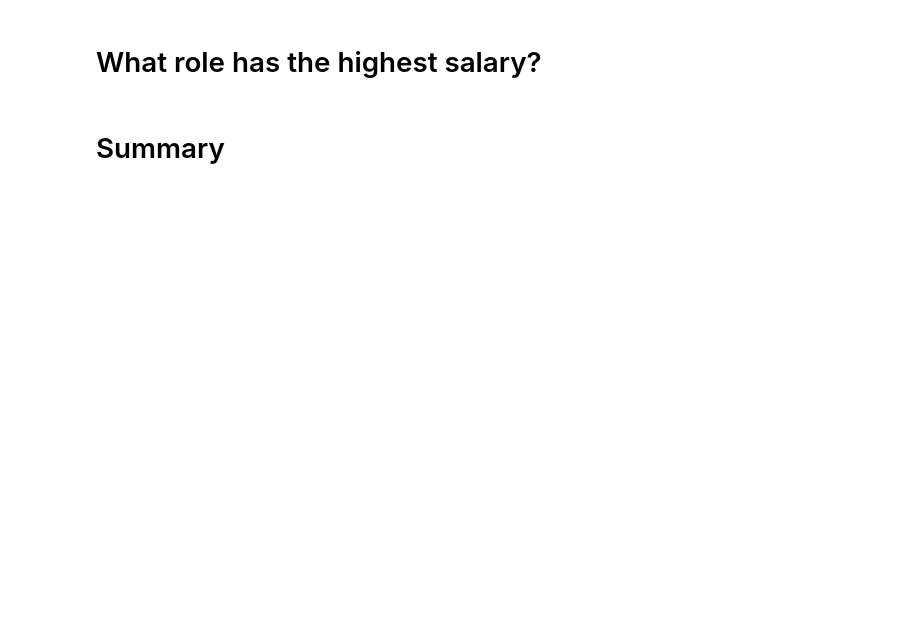
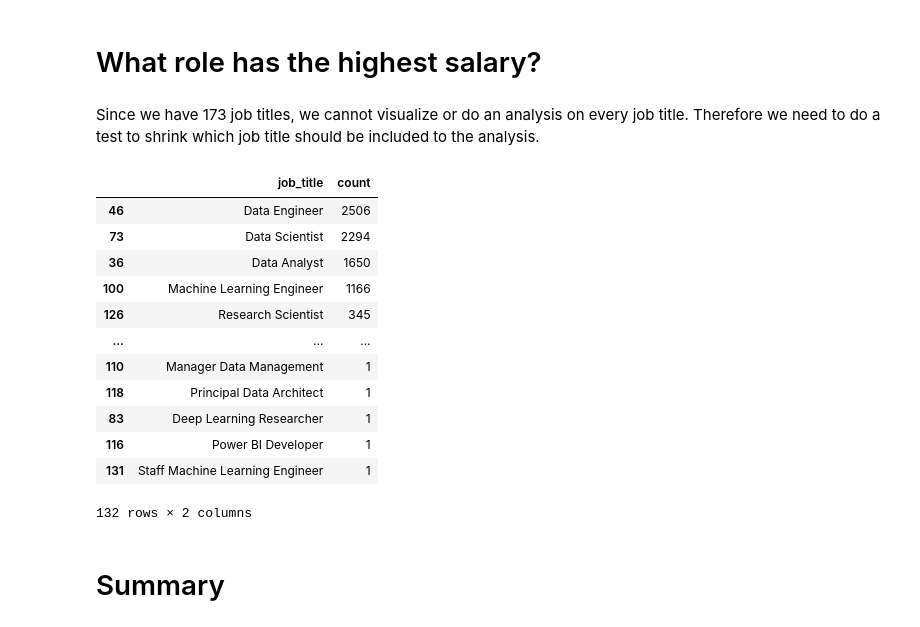
Before and after one commit to DickyAdi/DS2024_analysis, a Jupyter notebook: analysis.ipynb, the cells around one changed output. Cells and saved outputs as stored; diff of their text form; code cells hidden in the pictures; blank space fills up the shorter version.

Commit message:
last question analysis

```diff
--- a/analysis.ipynb
+++ b/analysis.ipynb
@@ -282,4 +311,23 @@ As you can see above, it seems like most of the box is not widely overlapped. Th
 # %% [markdown]
 # What role has the highest salary?
+# %% [markdown]
+Since we have 173 job titles, we cannot visualize or do an analysis on every job title. Therefore we need to do a test to shrink which job title should be included to the analysis.
+# %%
+roleSalaryGroupedCount = pd.pivot_table(df, values='salary_in_usd', index='job_title', aggfunc='count').reset_index().rename(columns={'salary_in_usd' : 'count'}).sort_values(by='count', ascending=False)
+plt.figure(figsize=(15,6))
+# %% [output]
+|  | job_title | count |
+| 46 | Data Engineer | 2506 |
+| 73 | Data Scientist | 2294 |
+| 36 | Data Analyst | 1650 |
+| 100 | Machine Learning Engineer | 1166 |
+| 126 | Research Scientist | 345 |
+| ... | ... | ... |
+| 110 | Manager Data Management | 1 |
+| 118 | Principal Data Architect | 1 |
+| 83 | Deep Learning Researcher | 1 |
+| 116 | Power BI Developer | 1 |
+| 131 | Staff Machine Learning Engineer | 1 |
+132 rows × 2 columns
 # %% [markdown]
 # Summary
```
Also changed, not shown: parts of 6 cells of this notebook.
